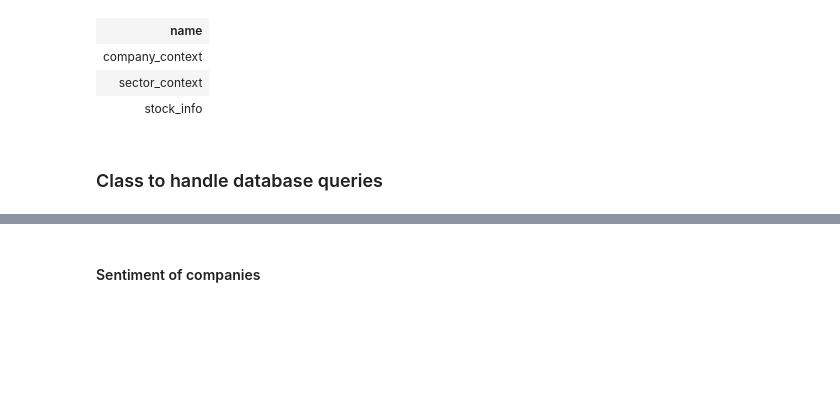
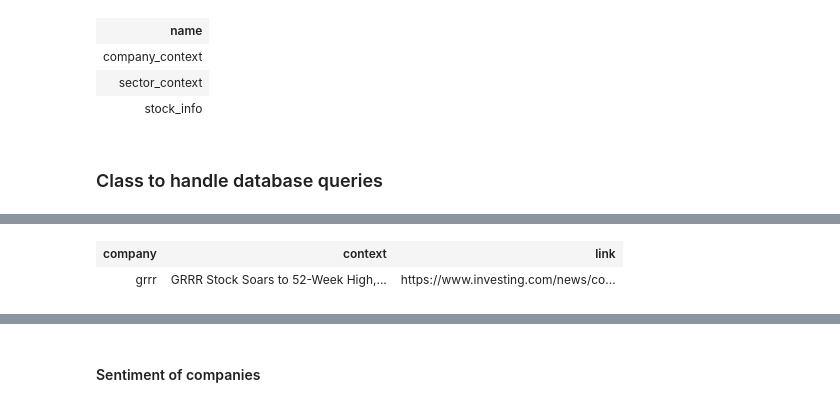
Before and after one commit to TheKusz/Python_DSM020-2024-OCT, a Jupyter notebook: Final Coursework/final coursework.ipynb, the cells around one changed output, grey strips where cells are left out. Drawn from its saved outputs; the diff is of its cells as text; code cells hidden in the pictures; blank space fills up the shorter version.

```diff
--- a/Final Coursework/final coursework.ipynb
+++ b/Final Coursework/final coursework.ipynb
@@ -884,2 +896,5 @@ web_spider = InvestopediaWebSpider(dh=data_handler)
 # %%
-# %sql sqlite:///stockAnalysis.db "SELECT * FROM company_context LIMIT 1;"
+stock_db.call_query("SELECT * FROM company_context LIMIT 1;")
+# %% [output]
+| company | context | link |
+| grrr | GRRR Stock Soars to 52-Week High,... | https://www.investing.com/news/co... |
```
Also changed, not shown: parts of 27 cells of this notebook, 1 other file.
